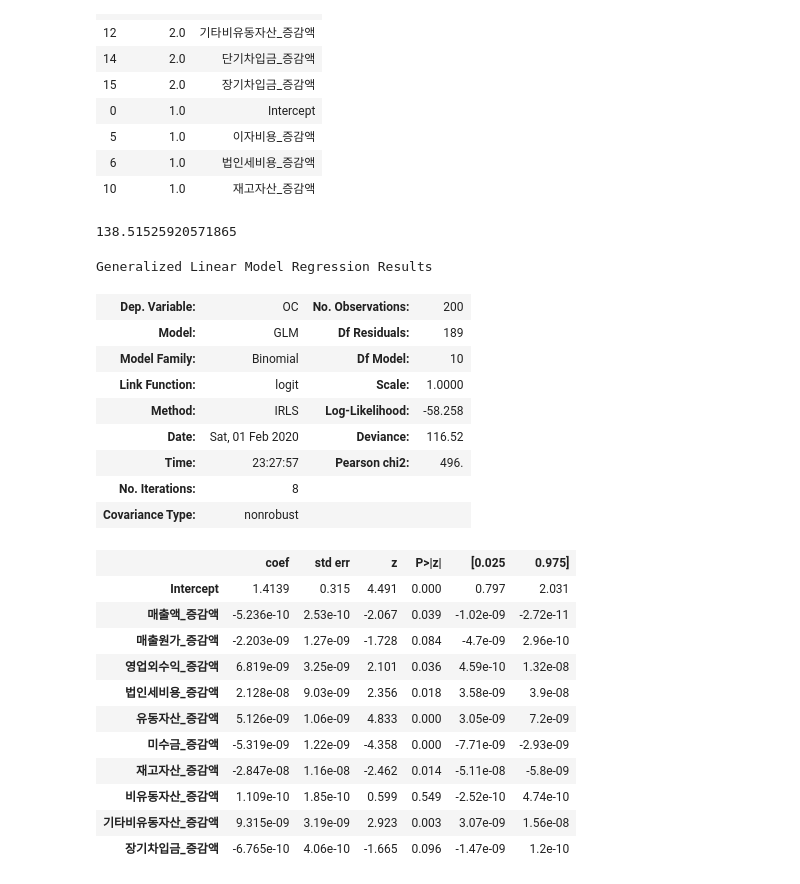
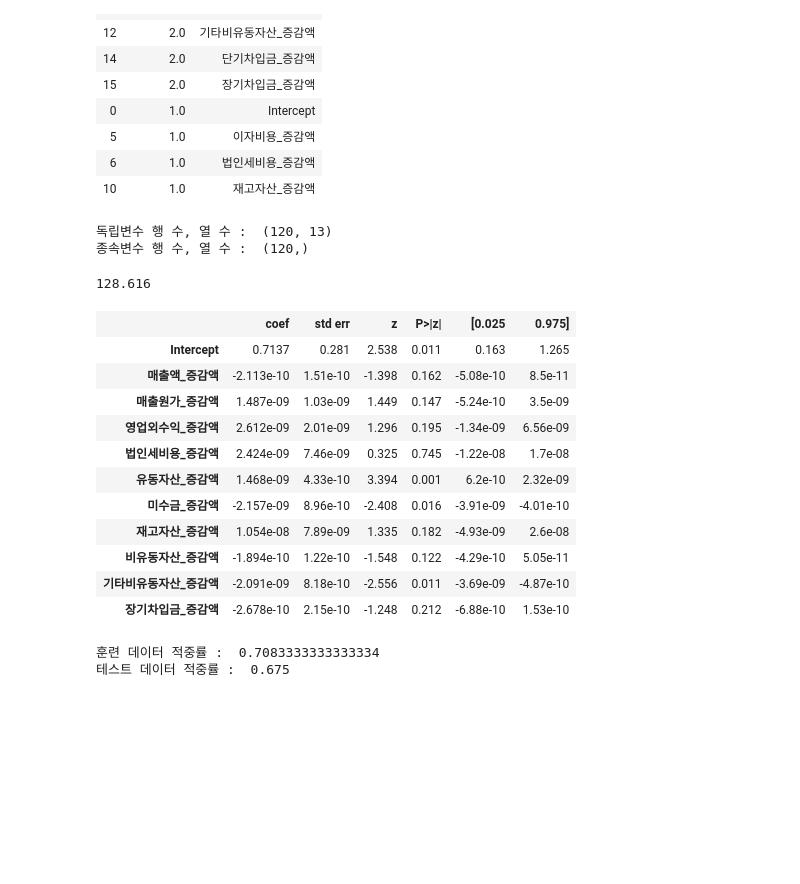
Before and after one commit to bill7845/jupyter_repo, a Jupyter notebook: jupyter_CODE/병원개폐업예측모델링/NOTE.ipynb, the cells around one changed output. Drawn from its saved outputs; the diff is of its cells as text; code cells hidden in the pictures; blank space fills up the shorter version.

```diff
--- a/jupyter_CODE/병원개폐업예측모델링/NOTE.ipynb
+++ b/jupyter_CODE/병원개폐업예측모델링/NOTE.ipynb
@@ -158,7 +158,7 @@ from sklearn.neighbors import NearestNeighbors
 
 def load_data_with_SMOTE(df):
     rawdata = df
-    size = 100
+    size = 80
     small = rawdata[rawdata['OC'] == 0] # 소수 클래스
     n_sample = small.shape[0] # 소수 클래스 개수
     idx = np.random.randint(0, n_sample, size) # 0~49범위의 랜덤수 150개 생성
@@ -188,41 +193,61 @@ def load_data_with_SMOTE(df):
+# %%
+from sklearn.model_selection import train_test_split
+
+X_train,X_test,y_train,y_test = train_test_split(train_res.iloc[:,1:],train_res.iloc[:,0],random_state=2)
+
+print("독립변수 행 수, 열 수 : ", X_train.shape)
+print("종속변수 행 수, 열 수 : ", y_train.shape)
+
+X_train_df = pd.DataFrame(X_train, columns=X_train.columns)
+y_train_df = pd.DataFrame(y_train, columns=['OC'])
+model_input_df = pd.concat([y_train_df,X_train_df],axis=1)
+# %% [output]
+독립변수 행 수, 열 수 :  (120, 13)
+종속변수 행 수, 열 수 :  (120,)
 # %%
-df = load_data_with_SMOTE(train_res)
-train_res = pd.DataFrame(df,columns=train_res.columns)
-
 model_1 = smf.glm(
     formula = formula_res,
-    data = train_res,
+    data = model_input_df,
     family = sm.families.Binomial()
 ).fit()
 
-model_1.aic
+model_1.aic.round(3)
 # %% [output]
-138.51525920571865
+128.616
 # %%
-model_1.summary()
+model_1.summary().tables[1]
 # %% [output]
-Generalized Linear Model Regression Results
-| Dep. Variable: | OC | No. Observations: | 200 |
-| Model: | GLM | Df Residuals: | 189 |
-| Model Family: | Binomial | Df Model: | 10 |
-| Link Function: | logit | Scale: | 1.0000 |
-| Method: | IRLS | Log-Likelihood: | -58.258 |
-| Date: | Sat, 01 Feb 2020 | Deviance: | 116.52 |
-| Time: | 23:27:57 | Pearson chi2: | 496. |
-| No. Iterations: | 8 |  |  |
-| Covariance Type: | nonrobust |  |  |
+|  | coef | std err | z | P>|z| | [0.025 | 0.975] |
+| Intercept | 0.7137 | 0.281 | 2.538 | 0.011 | 0.163 | 1.265 |
+| 매출액_증감액 | -2.113e-10 | 1.51e-10 | -1.398 | 0.162 | -5.08e-10 | 8.5e-11 |
+| 매출원가_증감액 | 1.487e-09 | 1.03e-09 | 1.449 | 0.147 | -5.24e-10 | 3.5e-09 |
+| 영업외수익_증감액 | 2.612e-09 | 2.01e-09 | 1.296 | 0.195 | -1.34e-09 | 6.56e-09 |
+| 법인세비용_증감액 | 2.424e-09 | 7.46e-09 | 0.325 | 0.745 | -1.22e-08 | 1.7e-08 |
+| 유동자산_증감액 | 1.468e-09 | 4.33e-10 | 3.394 | 0.001 | 6.2e-10 | 2.32e-09 |
+| 미수금_증감액 | -2.157e-09 | 8.96e-10 | -2.408 | 0.016 | -3.91e-09 | -4.01e-10 |
+| 재고자산_증감액 | 1.054e-08 | 7.89e-09 | 1.335 | 0.182 | -4.93e-09 | 2.6e-08 |
+| 비유동자산_증감액 | -1.894e-10 | 1.22e-10 | -1.548 | 0.122 | -4.29e-10 | 5.05e-11 |
+| 기타비유동자산_증감액 | -2.091e-09 | 8.18e-10 | -2.556 | 0.011 | -3.69e-09 | -4.87e-10 |
+| 장기차입금_증감액 | -2.678e-10 | 2.15e-10 | -1.248 | 0.212 | -6.88e-10 | 1.53e-10 |
-|  | coef | std err | z | P>|z| | [0.025 | 0.975] |
-| Intercept | 1.4139 | 0.315 | 4.491 | 0.000 | 0.797 | 2.031 |
-| 매출액_증감액 | -5.236e-10 | 2.53e-10 | -2.067 | 0.039 | -1.02e-09 | -2.72e-11 |
-| 매출원가_증감액 | -2.203e-09 | 1.27e-09 | -1.728 | 0.084 | -4.7e-09 | 2.96e-10 |
-| 영업외수익_증감액 | 6.819e-09 | 3.25e-09 | 2.101 | 0.036 | 4.59e-10 | 1.32e-08 |
-| 법인세비용_증감액 | 2.128e-08 | 9.03e-09 | 2.356 | 0.018 | 3.58e-09 | 3.9e-08 |
-| 유동자산_증감액 | 5.126e-09 | 1.06e-09 | 4.833 | 0.000 | 3.05e-09 | 7.2e-09 |
-| 미수금_증감액 | -5.319e-09 | 1.22e-09 | -4.358 | 0.000 | -7.71e-09 | -2.93e-09 |
-| 재고자산_증감액 | -2.847e-08 | 1.16e-08 | -2.462 | 0.014 | -5.11e-08 | -5.8e-09 |
-| 비유동자산_증감액 | 1.109e-10 | 1.85e-10 | 0.599 | 0.549 | -2.52e-10 | 4.74e-10 |
-| 기타비유동자산_증감액 | 9.315e-09 | 3.19e-09 | 2.923 | 0.003 | 3.07e-09 | 1.56e-08 |
-| 장기차입금_증감액 | -6.765e-10 | 4.06e-10 | -1.665 | 0.096 | -1.47e-09 | 1.2e-10 |
+# %%
+# 피팅 예측
+logi_fit = model_1.fittedvalues.round(0)
+logi_pred = model_1.predict(X_test).round(0)
+
+# 정답 수
+true_train = sp.sum(logi_fit == y_train)
+true_test = sp.sum(logi_pred == y_test)
+
+# 적중률
+result_train = true_train / len(y_train)
+result_test = true_test / len(y_test)
+
+# 결과 출력
+print("훈련 데이터 적중률 : ", result_train)
+print("테스트 데이터 적중률 : ", result_test)
+# %% [output]
+훈련 데이터 적중률 :  0.7083333333333334
+테스트 데이터 적중률 :  0.675
 # %%
 # preprocessing function
 
```
Also changed, not shown: parts of 4 cells of this notebook, 5 other files.
